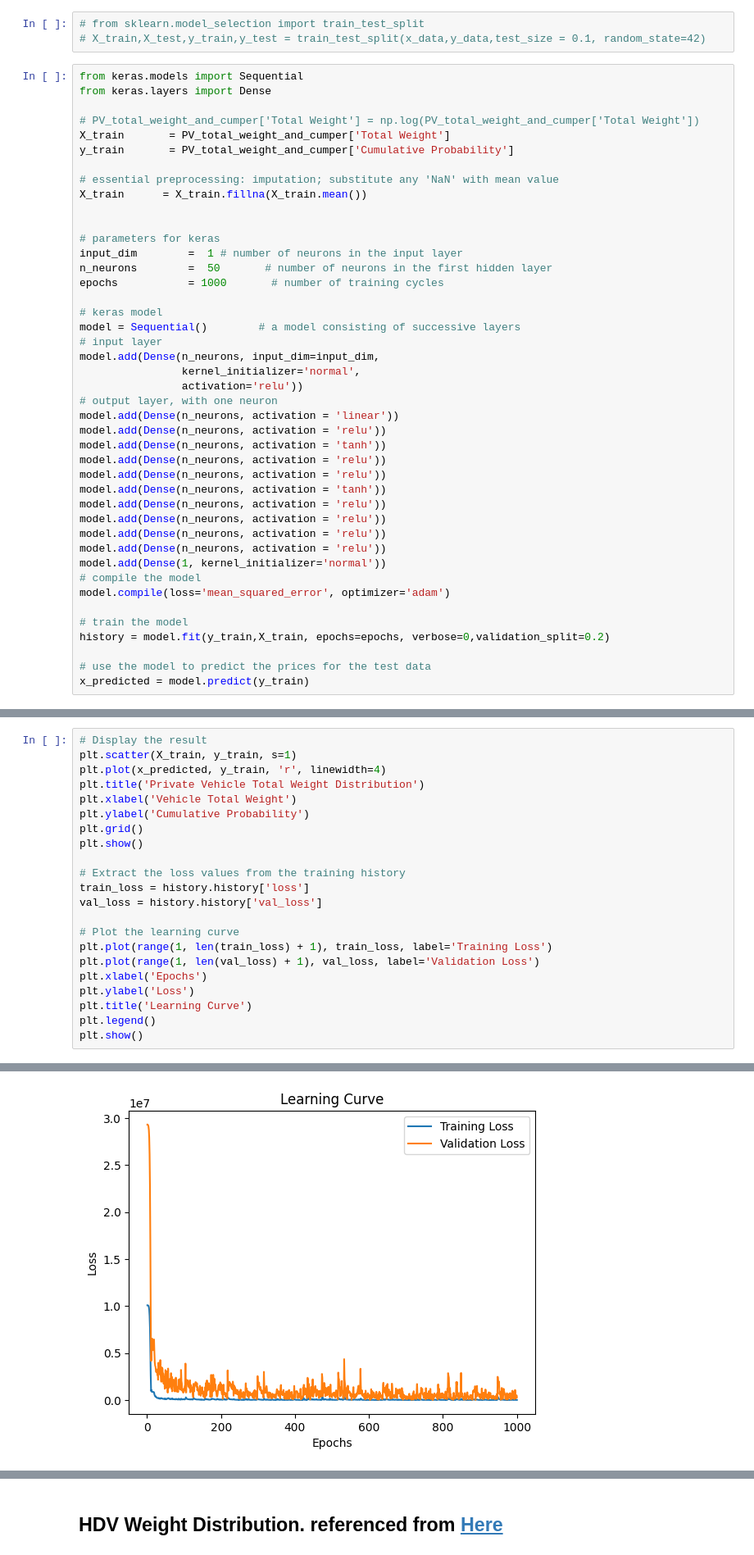
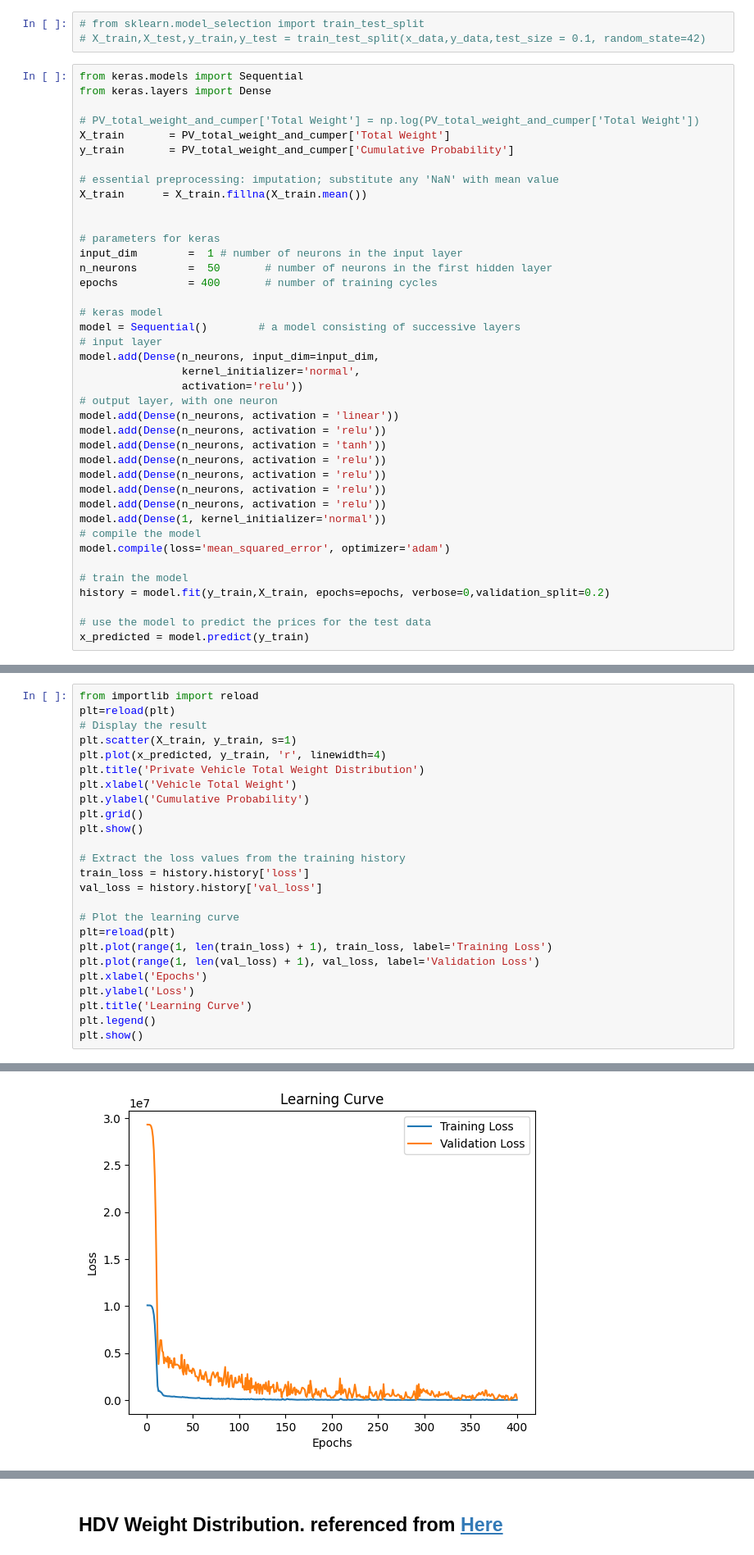
Before and after one commit to felixthe-cat/Personal_Projects, a Jupyter notebook: Final_Year_Project/Data_handle.ipynb, the cells around one changed output, grey strips where cells are left out. Shown at 82% size. Drawn from its saved outputs; the diff is of its cells as text.

```diff
--- a/Final_Year_Project/Data_handle.ipynb
+++ b/Final_Year_Project/Data_handle.ipynb
@@ -722,7 +687,7 @@ X_train      = X_train.fillna(X_train.mean())
 # parameters for keras
 input_dim        =  1 # number of neurons in the input layer
 n_neurons        =  50       # number of neurons in the first hidden layer
-epochs           = 1000       # number of training cycles
+epochs           = 400       # number of training cycles
 
 # keras model
 model = Sequential()        # a model consisting of successive layers
@@ -732,9 +697,6 @@ model.add(Dense(n_neurons, input_dim=input_dim,
                 activation='relu'))
 # output layer, with one neuron
 model.add(Dense(n_neurons, activation = 'linear'))
-model.add(Dense(n_neurons, activation = 'relu'))
-model.add(Dense(n_neurons, activation = 'tanh'))
-model.add(Dense(n_neurons, activation = 'relu'))
 model.add(Dense(n_neurons, activation = 'relu'))
 model.add(Dense(n_neurons, activation = 'tanh'))
 model.add(Dense(n_neurons, activation = 'relu'))
@@ -755,4 +717,6 @@ x_predicted = model.predict(y_train)
 # %%
+from importlib import reload
+plt=reload(plt)
 # Display the result
 plt.scatter(X_train, y_train, s=1)
 plt.plot(x_predicted, y_train, 'r', linewidth=4)
@@ -767,6 +731,7 @@ train_loss = history.history['loss']
 val_loss = history.history['val_loss']
 
 # Plot the learning curve
+plt=reload(plt)
 plt.plot(range(1, len(train_loss) + 1), train_loss, label='Training Loss')
 plt.plot(range(1, len(val_loss) + 1), val_loss, label='Validation Loss')
 plt.xlabel('Epochs')
@@ -779,4 +744,4 @@ plt.show()
-[figure, old version]
+[figure, new version]
 # %%
 # history = model.fit(X_train, y_train,validation_data = (X_test,y_test), epochs=300)
 
```
Also changed, not shown: parts of 22 cells of this notebook, 1 other file.
